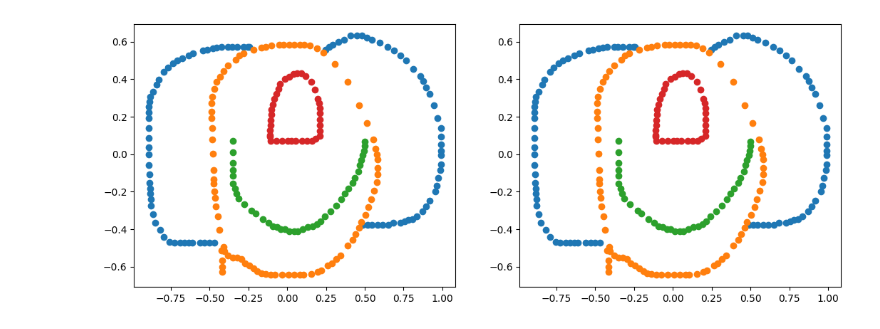
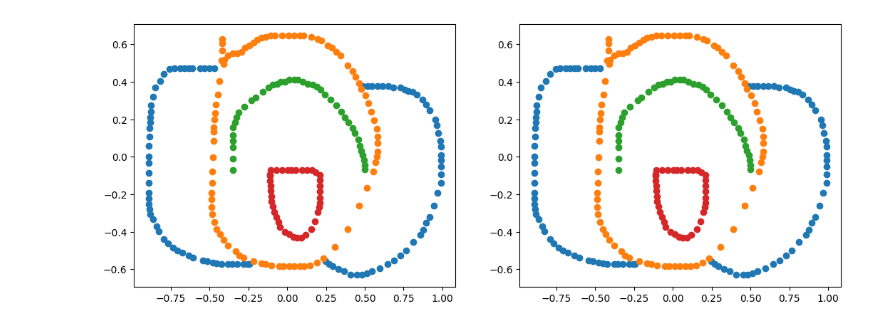
Before and after one commit to MarceloMoraesJr/Sketch-Temporality, a Jupyter notebook: notebooks/test.ipynb, the cells around one changed output. Drawn from its saved outputs; the diff is of its cells as text; code cells hidden in the pictures.

```diff
--- a/notebooks/test.ipynb
+++ b/notebooks/test.ipynb
@@ -20,16 +40,16 @@ def normalize_absolute_coords(points):
 # %%
 pos1 = dataset[67]['pos_absolute']
 pos2 = normalize_absolute_coords(dataset[67]['pos_relative'].cumsum(axis=0))
 
 import matplotlib.pyplot as plt
 labels = dataset[67]['label']
 
 fig, axis = plt.subplots(1, 2, figsize=(6.4 * 2, 4.8))
 
 for label in np.unique(labels):
-    axis[0].scatter(pos1[label == labels][:, 0], pos1[label == labels][:, 1])
+    axis[0].scatter(pos1[label == labels][:, 0], -pos1[label == labels][:, 1])
 
 for label in np.unique(labels):
-    axis[1].scatter(pos2[label == labels][:, 0], pos2[label == labels][:, 1])
+    axis[1].scatter(pos2[label == labels][:, 0], -pos2[label == labels][:, 1])
 # %% [output]
-[figure, old version]
+[figure, new version]
```
Also changed, not shown: parts of 4 cells of this notebook, 13 other files.
